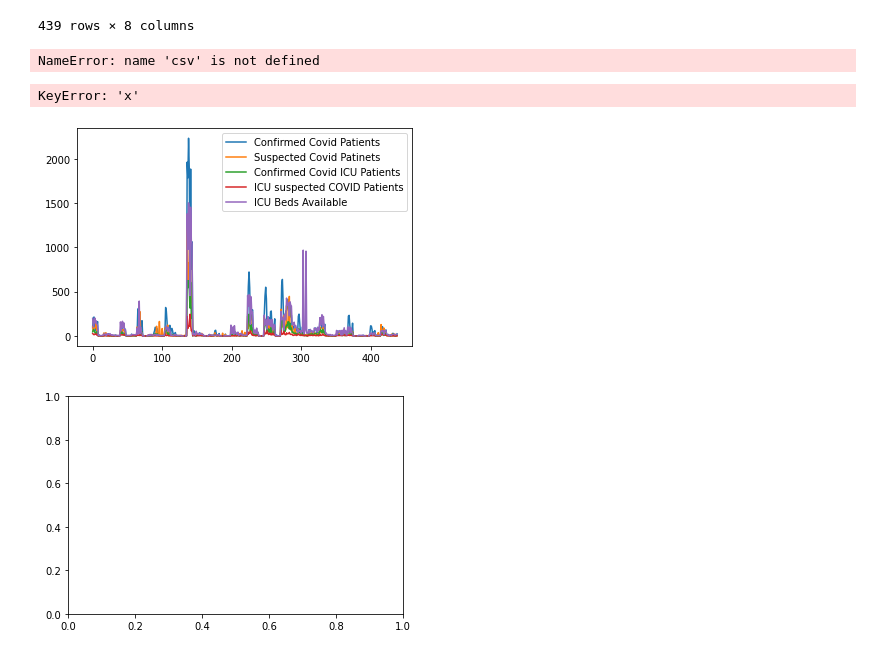
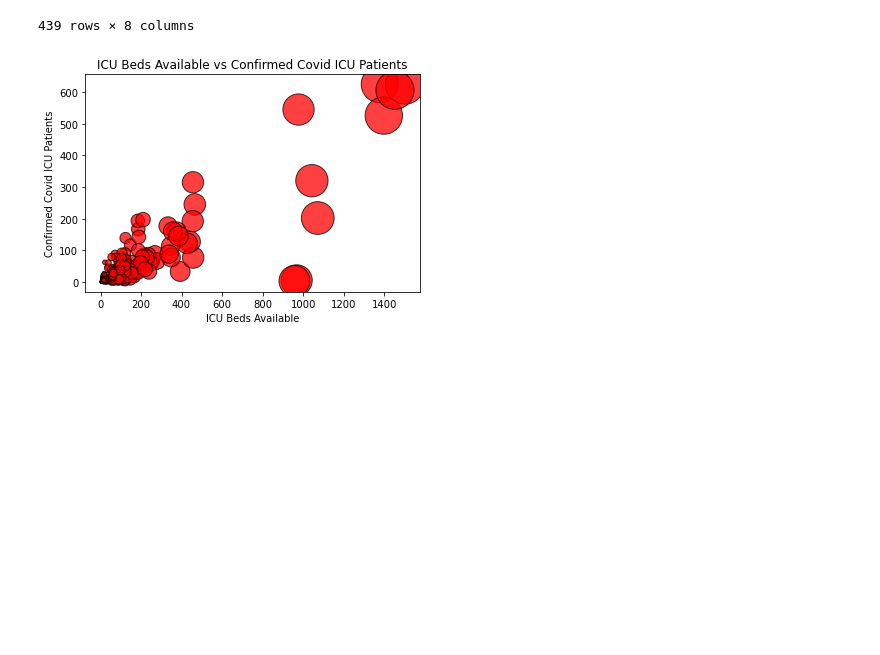
Before and after one commit to alexcorona-25/UCI-Project-1-Group-10, a Jupyter notebook: Analysis/Untitled.ipynb, the cells around one changed output. Drawn from its saved outputs; the diff is of its cells as text; code cells hidden in the pictures; blank space fills up the shorter version.

```diff
--- a/Analysis/Untitled.ipynb
+++ b/Analysis/Untitled.ipynb
@@ -11,9 +11,9 @@ icu_plot ="../CleanCSV/clean_hospitals_by_count.csv"
 bed_surge_plot = "../CleanCSV/clean_bed_surge.csv"
 # %%
 #reading the csv file
-icu = pd.read_csv(icu_plot)
+icu_df = pd.read_csv(icu_plot)
 bed_surge = pd.read_csv(bed_surge_plot)
-icu
+icu_df
 # %% [output]
 |  | county | Date | Date.1 | Confirmed Covid Patients | Suspected Covid Patinets | Confirmed Covid ICU Patients | ... |
 | 0 | Alameda | April | 2020-04-30 | 93.0 | 106.0 | 46.0 | ... |
@@ -35,20 +31,9 @@ def getColumn(icu, column):
-# %%
-beds_available = getColumn("icu",7)
-confrimed_patients = getColumn("icu",5)
-
-plt.figure("beds_available/confirmed_patients")
-plt.xlabel("Beds Available")
-plt.ylabel("Confirmed Patients")
-plt.plot(beds_available,confirmed_patients)
-# %% [output]
-NameError: name 'csv' is not defined
-# %%
-
-icu.plot()  # plots all columns against index
-icu.plot(kind='scatter',x='x',y='y') # scatter plot
-icu.plot(kind='density')  # estimate density function
-# df.plot(kind='hist')  # histogram
-# %% [output]
-KeyError: 'x'
-[figure, removed]
-[figure, removed]
+# %%
+# Generate a scatter plot of average tumor volume vs. mouse weight for the Capomulin regimen
+plt.scatter(icu_df["ICU Beds Available"], icu_df["Confirmed Covid ICU Patients"], marker = "o", facecolors="red", edgecolors="black", s=icu_df["ICU Beds Available"], alpha=.75)
+plt.title("ICU Beds Available vs Confirmed Covid ICU Patients")
+plt.xlabel("ICU Beds Available")
+plt.ylabel("Confirmed Covid ICU Patients")
+plt.show()
+# %% [output]
+[figure, added]
```
Also changed, not shown: parts of 1 cell of this notebook.
